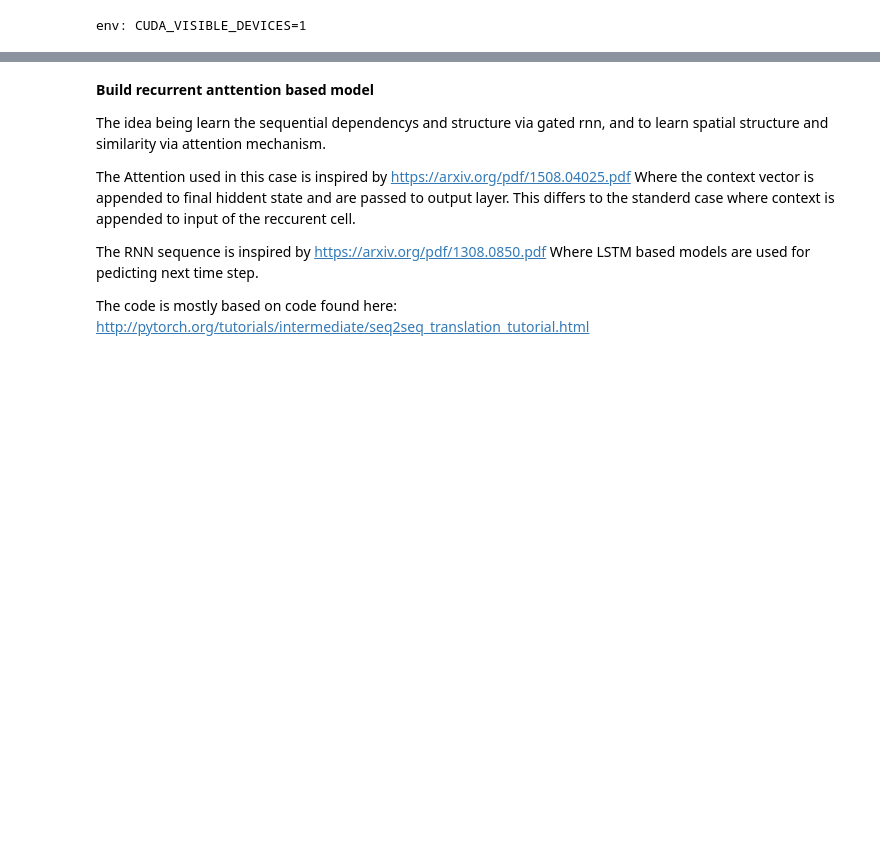
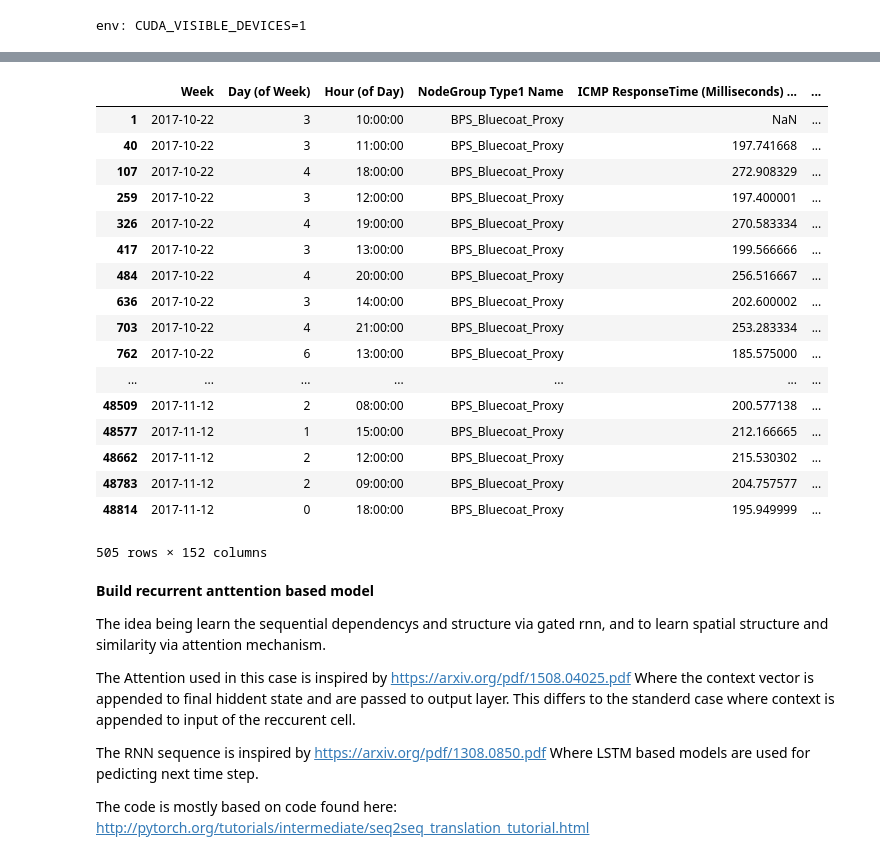
Before and after one commit to benMen87/annomaly_detection, a Jupyter notebook: wipro_seq_annomly_detection.ipynb, the cells around one changed output, grey strips where cells are left out. Drawn from its saved outputs; the diff is of its cells as text; code cells hidden in the pictures; blank space fills up the shorter version.

```diff
--- a/wipro_seq_annomly_detection.ipynb
+++ b/wipro_seq_annomly_detection.ipynb
@@ -18,3 +46,26 @@ env: CUDA_VISIBLE_DEVICES=1
+# %%
+node_grouped = df.groupby('NodeGroup Type1 Name')
+#node_grouped.sort_values(['Week'])
+node_grouped.get_group('BPS_Bluecoat_Proxy')
+# %% [output]
+|  | Week | Day (of Week) | Hour (of Day) | NodeGroup Type1 Name | ICMP ResponseTime (Milliseconds) ... | ... |
+| 1 | 2017-10-22 | 3 | 10:00:00 | BPS_Bluecoat_Proxy | NaN | ... |
+| 40 | 2017-10-22 | 3 | 11:00:00 | BPS_Bluecoat_Proxy | 197.741668 | ... |
+| 107 | 2017-10-22 | 4 | 18:00:00 | BPS_Bluecoat_Proxy | 272.908329 | ... |
+| 259 | 2017-10-22 | 3 | 12:00:00 | BPS_Bluecoat_Proxy | 197.400001 | ... |
+| 326 | 2017-10-22 | 4 | 19:00:00 | BPS_Bluecoat_Proxy | 270.583334 | ... |
+| 417 | 2017-10-22 | 3 | 13:00:00 | BPS_Bluecoat_Proxy | 199.566666 | ... |
+| 484 | 2017-10-22 | 4 | 20:00:00 | BPS_Bluecoat_Proxy | 256.516667 | ... |
+| 636 | 2017-10-22 | 3 | 14:00:00 | BPS_Bluecoat_Proxy | 202.600002 | ... |
+| 703 | 2017-10-22 | 4 | 21:00:00 | BPS_Bluecoat_Proxy | 253.283334 | ... |
+| 762 | 2017-10-22 | 6 | 13:00:00 | BPS_Bluecoat_Proxy | 185.575000 | ... |
+| ... | ... | ... | ... | ... | ... | ... |
+| 48509 | 2017-11-12 | 2 | 08:00:00 | BPS_Bluecoat_Proxy | 200.577138 | ... |
+| 48577 | 2017-11-12 | 1 | 15:00:00 | BPS_Bluecoat_Proxy | 212.166665 | ... |
+| 48662 | 2017-11-12 | 2 | 12:00:00 | BPS_Bluecoat_Proxy | 215.530302 | ... |
+| 48783 | 2017-11-12 | 2 | 09:00:00 | BPS_Bluecoat_Proxy | 204.757577 | ... |
+| 48814 | 2017-11-12 | 0 | 18:00:00 | BPS_Bluecoat_Proxy | 195.949999 | ... |
+505 rows × 152 columns
 # %% [markdown]
 **Build recurrent anttention based model**
 
```
Also changed, not shown: parts of 5 cells of this notebook.
